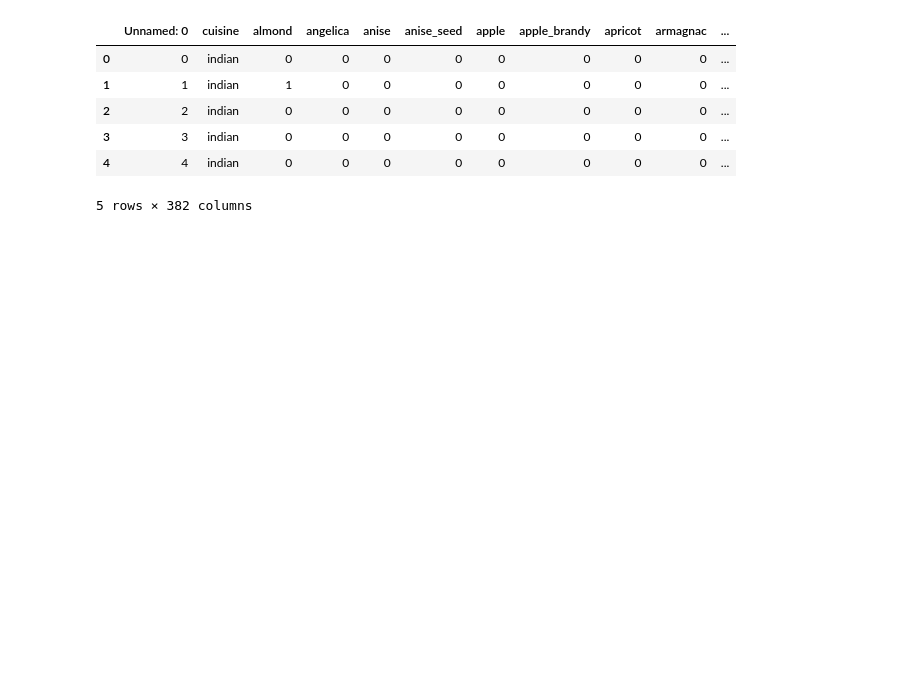
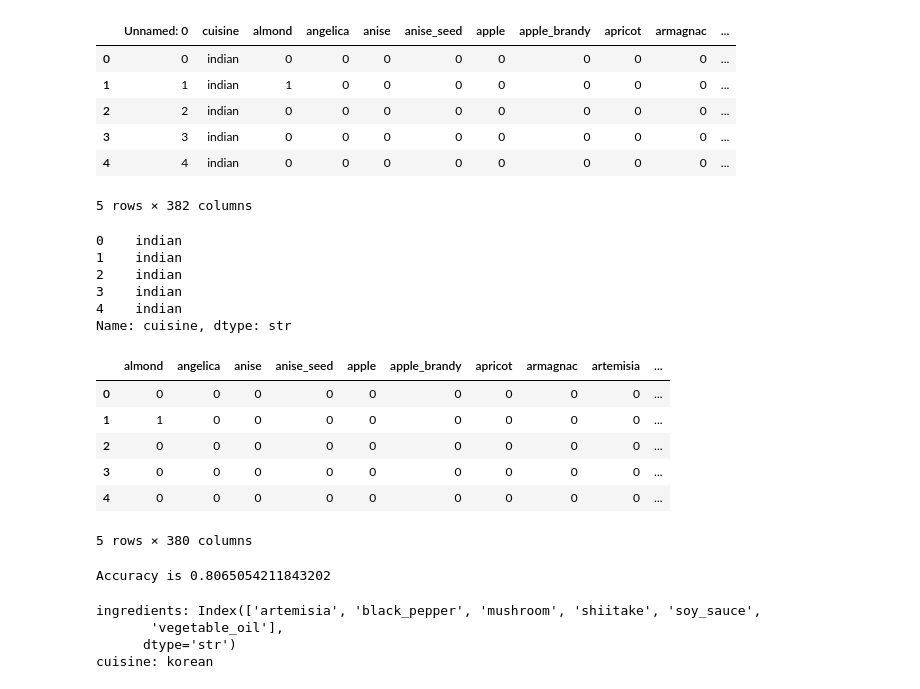
Before and after one commit to DeSilva008/ML-Exercises, a Jupyter notebook: classification-exercise/02/notebook.ipynb, the cells around one changed output. Cells and saved outputs as stored; diff of their text form; code cells hidden in the pictures; blank space fills up the shorter version.

```diff
--- a/classification-exercise/02/notebook.ipynb
+++ b/classification-exercise/02/notebook.ipynb
@@ -18,4 +19,23 @@ cuisines_df.head()
 | 4 | 4 | indian | 0 | 0 | 0 | 0 | 0 | 0 | 0 | 0 | ... |
 5 rows × 382 columns
 # %%
-cousines_label_df = cui['cuisine']
+cuisines_label_df = cuisines_df['cuisine']
+cuisines_label_df.head()
+# %% [output]
+0    indian
+1    indian
+2    indian
+3    indian
+4    indian
+Name: cuisine, dtype: str
+# %%
+cuisines_feature_df = cuisines_df.drop(['Unnamed: 0', 'cuisine'], axis=1)
+cuisines_feature_df.head()
+# %% [output]
+|  | almond | angelica | anise | anise_seed | apple | apple_brandy | apricot | armagnac | artemisia | ... |
+| 0 | 0 | 0 | 0 | 0 | 0 | 0 | 0 | 0 | 0 | ... |
+| 1 | 1 | 0 | 0 | 0 | 0 | 0 | 0 | 0 | 0 | ... |
+| 2 | 0 | 0 | 0 | 0 | 0 | 0 | 0 | 0 | 0 | ... |
+| 3 | 0 | 0 | 0 | 0 | 0 | 0 | 0 | 0 | 0 | ... |
+| 4 | 0 | 0 | 0 | 0 | 0 | 0 | 0 | 0 | 0 | ... |
+5 rows × 380 columns
@@ -21,0 +44,16 @@ cousines_label_df = cui['cuisine']
+# %%
+lr = OneVsRestClassifier(LogisticRegression(solver='liblinear'))
+model = lr.fit(X_train, np.ravel(y_train))
+
+accuracy = model.score(X_test, y_test)
+print("Accuracy is {}".format(accuracy))
+# %% [output]
+Accuracy is 0.8065054211843202
+# %%
+print(f'ingredients: {X_test.iloc[50][X_test.iloc[50]!=0].keys()}')
+print(f'cuisine: {y_test.iloc[50]}')
+# %% [output]
+ingredients: Index(['artemisia', 'black_pepper', 'mushroom', 'shiitake', 'soy_sauce',
+       'vegetable_oil'],
+      dtype='str')
+cuisine: korean
```
Also changed, not shown: parts of 4 cells of this notebook.
